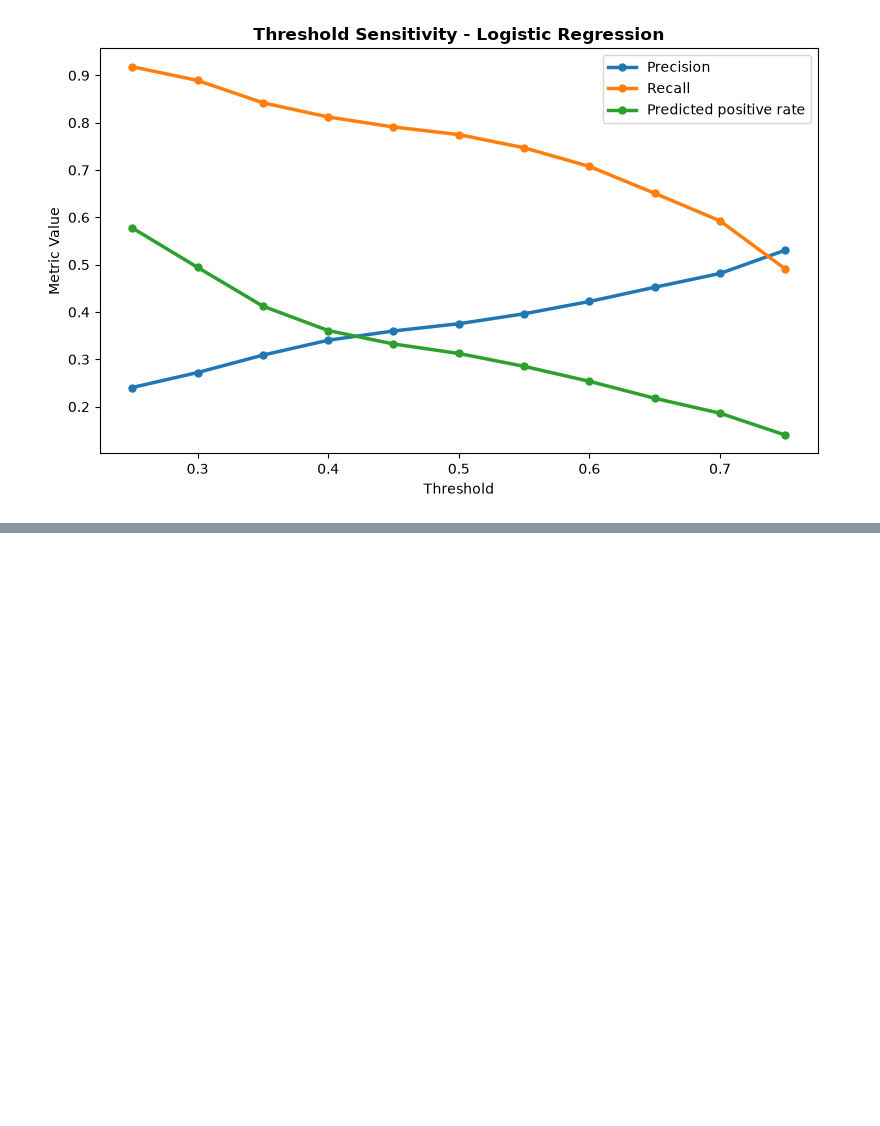
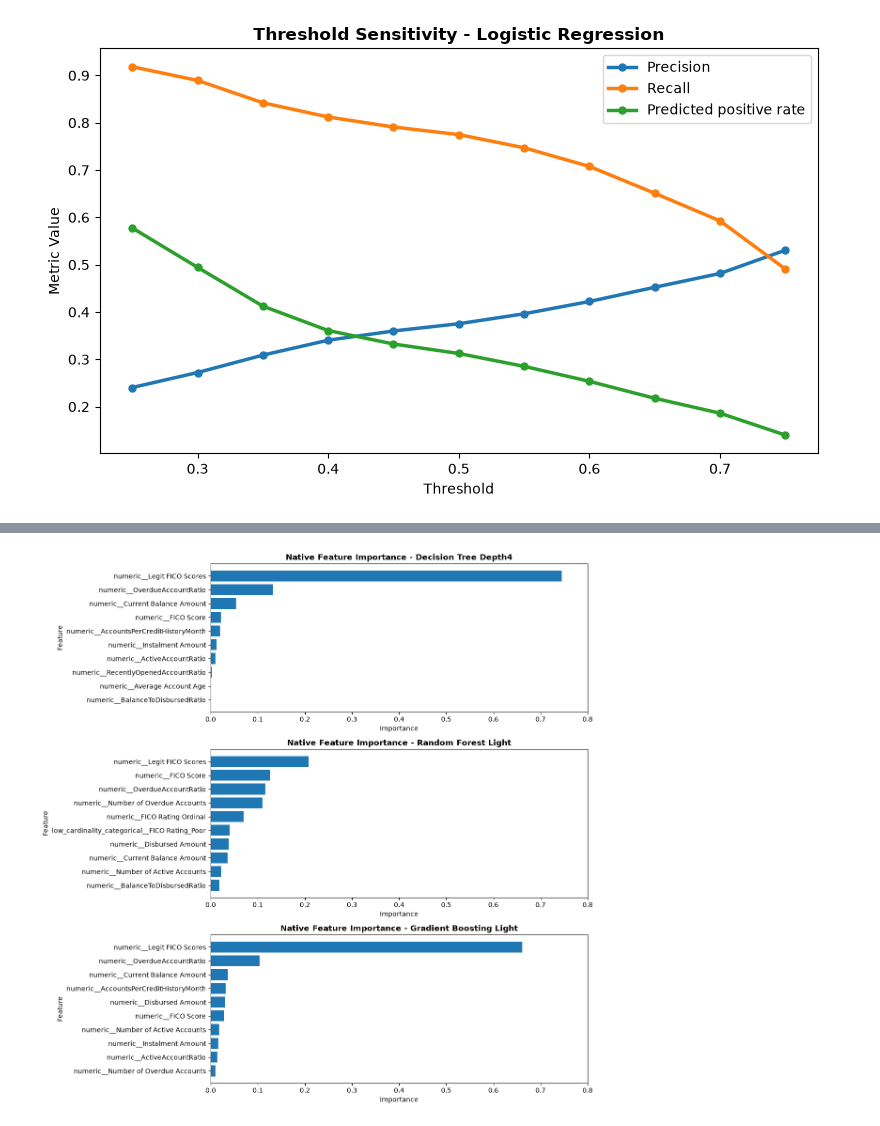
Before and after one commit to gorkemyencak/default-risk-classifier, a Jupyter notebook: notebooks/03_supervised_modeling.ipynb, the cells around one changed output, grey strips where cells are left out. Saved outputs shown, nothing was run; the diff lists cells and outputs as text; code cells hidden in the pictures; blank space fills up the shorter version.

```diff
--- a/notebooks/03_supervised_modeling.ipynb
+++ b/notebooks/03_supervised_modeling.ipynb
@@ -471,0 +619,20 @@ threshold_results_df.to_csv(
+# %%
+### supervised model - model interpretation - native feature importance for tree-based models
+# native importances
+native_importances = interpreter.get_all_native_feature_importance(
+    trained_pipelines = trainer.trained_pipelines_
+)
+
+# add business interpretation
+native_importances_with_notes = interpreter.add_business_interpretation_notes(
+    df = native_importances,
+    feature_column = 'feature'
+)
+
+display(native_importances_with_notes.head(10))
+
+# save native importances
+interpreter.save_interpretation_table(
+    df = native_importances_with_notes,
+    file_name = 'tree_based_native_feature_importances.csv'
+)
@@ -471,0 +651,49 @@ threshold_results_df.to_csv(
+# %%
+### supervised model - model interpretation - tree_based - plotting native feature importances by model
+tree_model_names = (
+    native_importances_with_notes['model']
+    .unique()
+    .tolist()
+)
+
+fig, axes = plt.subplots(
+    nrows = len(tree_model_names),
+    ncols = 1,
+    figsize = (12, len(tree_model_names) * 4)
+)
+
+axes_flat = axes.flatten()
+
+for ax, model_name in zip(axes_flat, tree_model_names):
+
+    plot_df = (
+        native_importances_with_notes
+        .query('model == @model_name')
+        .sort_values(
+            'importance',
+            ascending = False
+        )
+        .head(10)
+        .sort_values(
+            'importance',
+            ascending = True
+        )
+    )
+
+    ax.barh(
+        plot_df['feature'],
+        plot_df['importance']
+    )
+
+    model_label = model_name.replace("_", " ").title()
+
+    ax.set_title(f'Native Feature Importance - {model_label}', fontweight = 'bold')
+    ax.set_xlabel('Importance')
+    ax.set_ylabel('Feature')
+    ax.set_xlim(0, 0.8)
+
+
+plt.tight_layout()
+plt.show()
+# %% [output]
+[figure, added]
```
Also changed, not shown: parts of 11 cells of this notebook, 4 other files.
